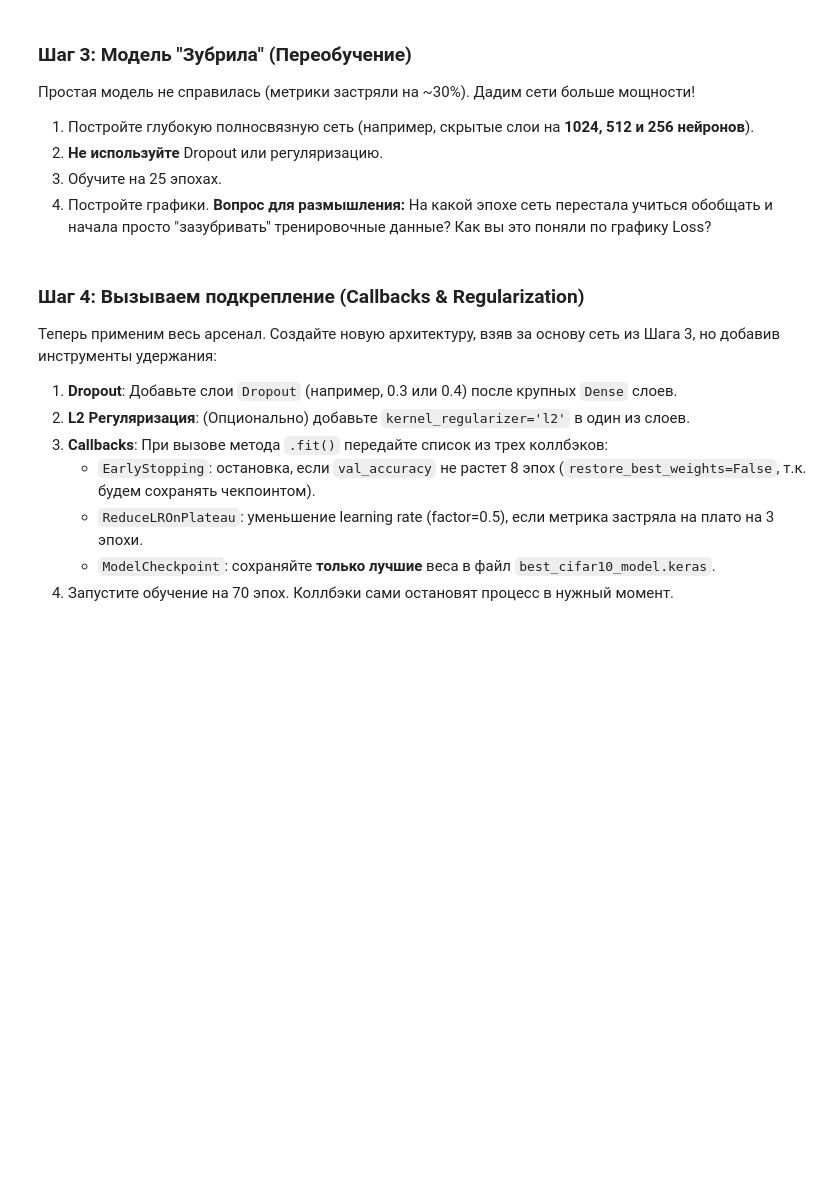
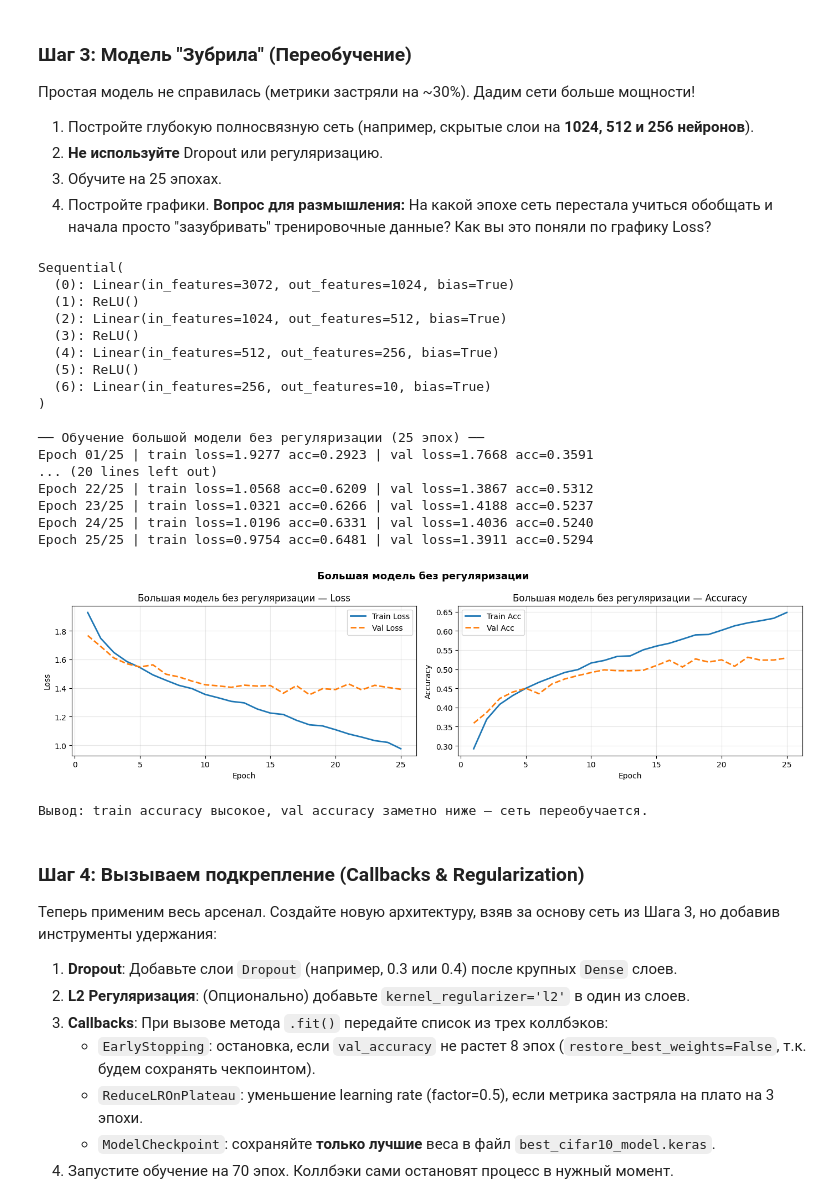
Before and after one commit to FEDOROV-ALEXANDER/ML_Statistics_ITMO, a Jupyter notebook: practice/2 семестр/Практика 4_ MLP/Практика 4_ MLP/4. Inclass_Laboratory_Students.ipynb, the cells around one changed output. Drawn from its saved outputs; the diff is of its cells as text; code cells hidden in the pictures; blank space fills up the shorter version.

```diff
--- a/practice/2 семестр/Практика 4_ MLP/Практика 4_ MLP/4. Inclass_Laboratory_Students.ipynb
+++ b/practice/2 семестр/Практика 4_ MLP/Практика 4_ MLP/4. Inclass_Laboratory_Students.ipynb
@@ -60,3 +284,51 @@ def plot_history(history, title):
+# %%
+# ════════════════════════════════════════════════════════════════════════════
+# Шаг 3: Глубокая сеть БЕЗ регуляризации — демонстрация переобучения
+# ════════════════════════════════════════════════════════════════════════════
+
+model_overfit = nn.Sequential(
+    nn.Linear(3072, 1024), nn.ReLU(),
+    nn.Linear(1024, 512),  nn.ReLU(),
+    nn.Linear(512, 256),   nn.ReLU(),
+    nn.Linear(256, 10),
+)
+model_overfit.to(DEVICE)
+print(model_overfit)
+
+optimizer_overfit = torch.optim.AdamW(model_overfit.parameters(), lr=1e-3)
+
+print("\n── Обучение большой модели без регуляризации (25 эпох) ──")
+history_overfit = run_training(
+    model_overfit,
+    train_loader,
+    val_loader,
+    optimizer_overfit,
+    epochs=25,
+)
+
+plot_training_curves(history_overfit, "Большая модель без регуляризации")
+
+print("\nВывод: train accuracy высокое, val accuracy заметно ниже — сеть переобучается.")
+# %% [output]
+Sequential(
+  (0): Linear(in_features=3072, out_features=1024, bias=True)
+  (1): ReLU()
+  (2): Linear(in_features=1024, out_features=512, bias=True)
+  (3): ReLU()
+  (4): Linear(in_features=512, out_features=256, bias=True)
+  (5): ReLU()
+  (6): Linear(in_features=256, out_features=10, bias=True)
+)
+
+── Обучение большой модели без регуляризации (25 эпох) ──
+Epoch 01/25 | train loss=1.9277 acc=0.2923 | val loss=1.7668 acc=0.3591
+... (20 lines left out)
+Epoch 22/25 | train loss=1.0568 acc=0.6209 | val loss=1.3867 acc=0.5312
+Epoch 23/25 | train loss=1.0321 acc=0.6266 | val loss=1.4188 acc=0.5237
+Epoch 24/25 | train loss=1.0196 acc=0.6331 | val loss=1.4036 acc=0.5240
+Epoch 25/25 | train loss=0.9754 acc=0.6481 | val loss=1.3911 acc=0.5294
+[figure, added]
+Вывод: train accuracy высокое, val accuracy заметно ниже — сеть переобучается.
 # %% [markdown]
 ### Шаг 4: Вызываем подкрепление (Callbacks & Regularization)
 
```
Also changed, not shown: parts of 12 cells of this notebook, 21 other files.
